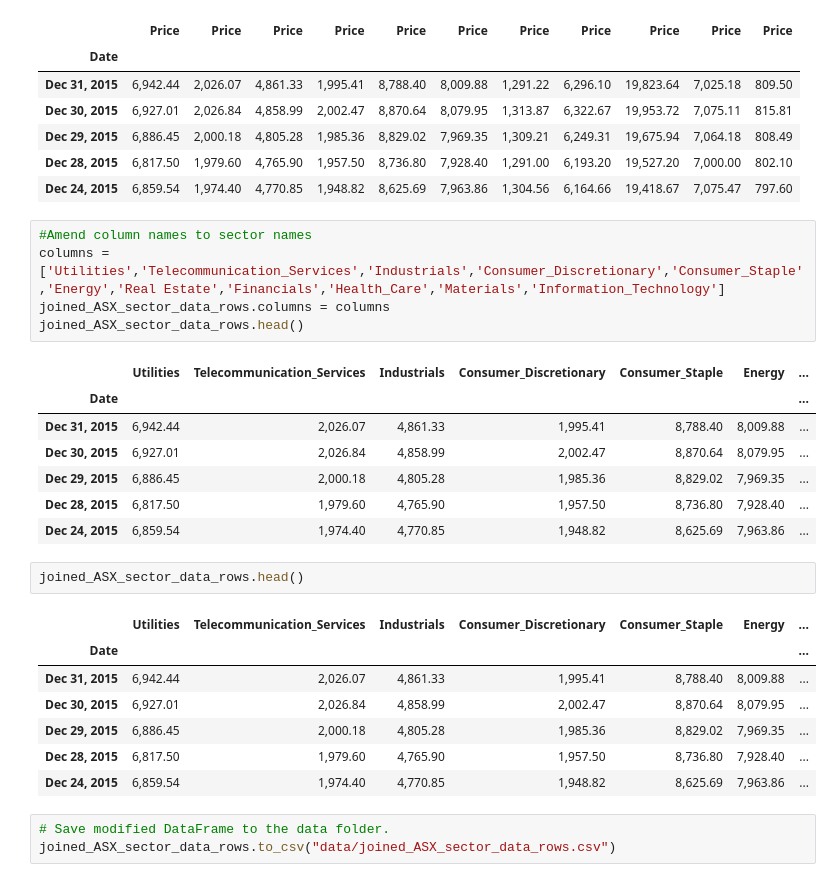
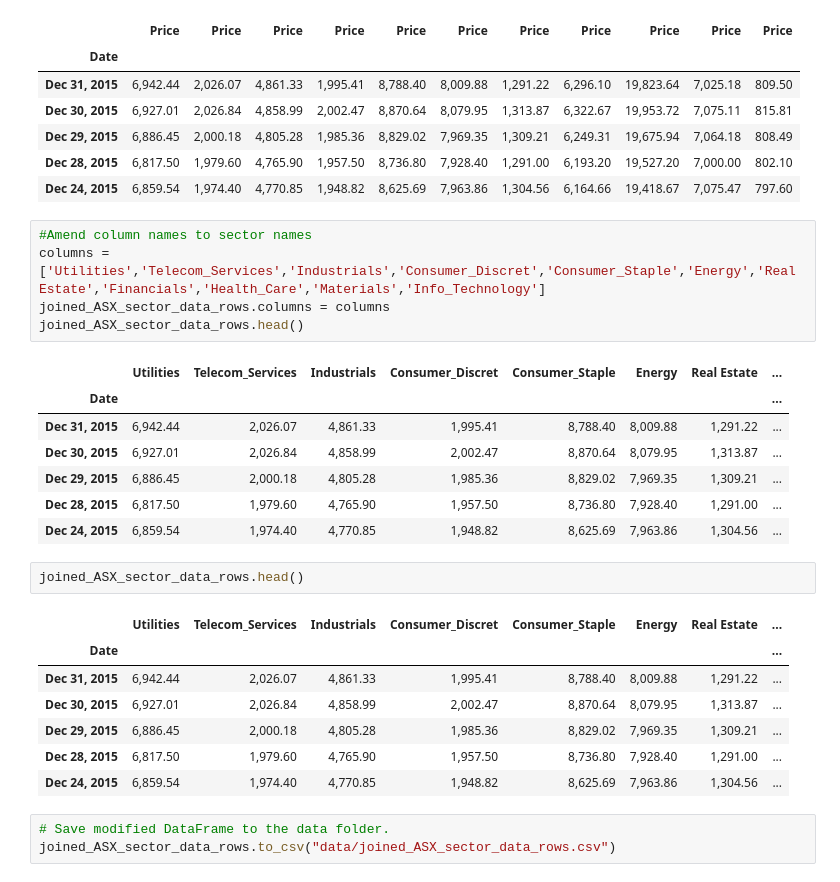
Before and after one commit to Gosper23/Australian-Interest-Rate-Analysis, a Jupyter notebook: data_clean.ipynb, the cells around one changed output. Saved outputs shown, nothing was run; the diff lists cells and outputs as text.

```diff
--- a/data_clean.ipynb
+++ b/data_clean.ipynb
@@ -836,27 +836,27 @@ joined_ASX_sector_data_rows.head()
 | Dec 24, 2015 | 6,859.54 | 1,974.40 | 4,770.85 | 1,948.82 | 8,625.69 | 7,963.86 | 1,304.56 | 6,164.66 | 19,418.67 | 7,075.47 | 797.60 |
 # %%
 #Amend column names to sector names
-columns = ['Utilities','Telecommunication_Services','Industrials','Consumer_Discretionary','Consumer_Staple','Energy','Real Estate','Financials','Health_Care','Materials','Information_Technology']
+columns = ['Utilities','Telecom_Services','Industrials','Consumer_Discret','Consumer_Staple','Energy','Real Estate','Financials','Health_Care','Materials','Info_Technology']
 joined_ASX_sector_data_rows.columns = columns
 joined_ASX_sector_data_rows.head()
 # %% [output]
-|  | Utilities | Telecommunication_Services | Industrials | Consumer_Discretionary | Consumer_Staple | Energy | ... |
-| Date |  |  |  |  |  |  | ... |
-| Dec 31, 2015 | 6,942.44 | 2,026.07 | 4,861.33 | 1,995.41 | 8,788.40 | 8,009.88 | ... |
-| Dec 30, 2015 | 6,927.01 | 2,026.84 | 4,858.99 | 2,002.47 | 8,870.64 | 8,079.95 | ... |
-| Dec 29, 2015 | 6,886.45 | 2,000.18 | 4,805.28 | 1,985.36 | 8,829.02 | 7,969.35 | ... |
-| Dec 28, 2015 | 6,817.50 | 1,979.60 | 4,765.90 | 1,957.50 | 8,736.80 | 7,928.40 | ... |
-| Dec 24, 2015 | 6,859.54 | 1,974.40 | 4,770.85 | 1,948.82 | 8,625.69 | 7,963.86 | ... |
+|  | Utilities | Telecom_Services | Industrials | Consumer_Discret | Consumer_Staple | Energy | Real Estate | ... |
+| Date |  |  |  |  |  |  |  | ... |
+| Dec 31, 2015 | 6,942.44 | 2,026.07 | 4,861.33 | 1,995.41 | 8,788.40 | 8,009.88 | 1,291.22 | ... |
+| Dec 30, 2015 | 6,927.01 | 2,026.84 | 4,858.99 | 2,002.47 | 8,870.64 | 8,079.95 | 1,313.87 | ... |
+| Dec 29, 2015 | 6,886.45 | 2,000.18 | 4,805.28 | 1,985.36 | 8,829.02 | 7,969.35 | 1,309.21 | ... |
+| Dec 28, 2015 | 6,817.50 | 1,979.60 | 4,765.90 | 1,957.50 | 8,736.80 | 7,928.40 | 1,291.00 | ... |
+| Dec 24, 2015 | 6,859.54 | 1,974.40 | 4,770.85 | 1,948.82 | 8,625.69 | 7,963.86 | 1,304.56 | ... |
 # %%
 joined_ASX_sector_data_rows.head()
 # %% [output]
-|  | Utilities | Telecommunication_Services | Industrials | Consumer_Discretionary | Consumer_Staple | Energy | ... |
-| Date |  |  |  |  |  |  | ... |
-| Dec 31, 2015 | 6,942.44 | 2,026.07 | 4,861.33 | 1,995.41 | 8,788.40 | 8,009.88 | ... |
-| Dec 30, 2015 | 6,927.01 | 2,026.84 | 4,858.99 | 2,002.47 | 8,870.64 | 8,079.95 | ... |
-| Dec 29, 2015 | 6,886.45 | 2,000.18 | 4,805.28 | 1,985.36 | 8,829.02 | 7,969.35 | ... |
-| Dec 28, 2015 | 6,817.50 | 1,979.60 | 4,765.90 | 1,957.50 | 8,736.80 | 7,928.40 | ... |
-| Dec 24, 2015 | 6,859.54 | 1,974.40 | 4,770.85 | 1,948.82 | 8,625.69 | 7,963.86 | ... |
+|  | Utilities | Telecom_Services | Industrials | Consumer_Discret | Consumer_Staple | Energy | Real Estate | ... |
+| Date |  |  |  |  |  |  |  | ... |
+| Dec 31, 2015 | 6,942.44 | 2,026.07 | 4,861.33 | 1,995.41 | 8,788.40 | 8,009.88 | 1,291.22 | ... |
+| Dec 30, 2015 | 6,927.01 | 2,026.84 | 4,858.99 | 2,002.47 | 8,870.64 | 8,079.95 | 1,313.87 | ... |
+| Dec 29, 2015 | 6,886.45 | 2,000.18 | 4,805.28 | 1,985.36 | 8,829.02 | 7,969.35 | 1,309.21 | ... |
+| Dec 28, 2015 | 6,817.50 | 1,979.60 | 4,765.90 | 1,957.50 | 8,736.80 | 7,928.40 | 1,291.00 | ... |
+| Dec 24, 2015 | 6,859.54 | 1,974.40 | 4,770.85 | 1,948.82 | 8,625.69 | 7,963.86 | 1,304.56 | ... |
 # %%
 # Save modified DataFrame to the data folder.
 joined_ASX_sector_data_rows.to_csv("data/joined_ASX_sector_data_rows.csv")
```
Also changed, not shown: parts of 2 cells of this notebook, 8 other files.
